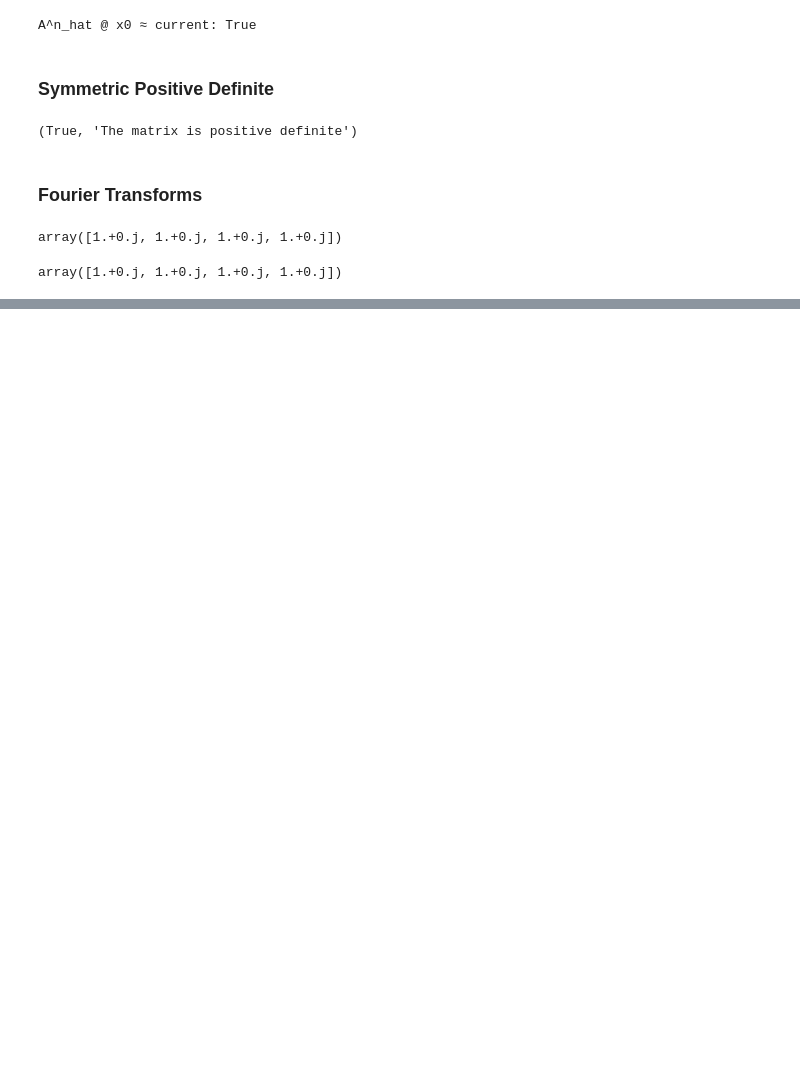
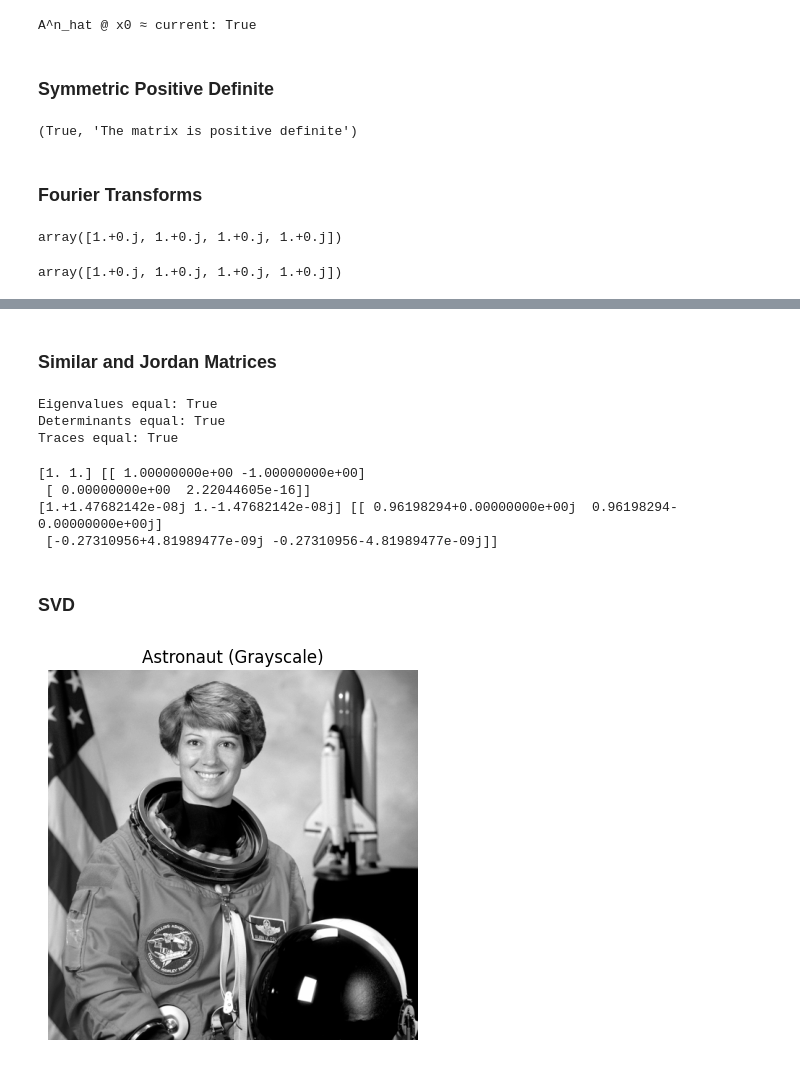
Before and after one commit to dwight-foster/linear-algebra-concepts-in-code, a Jupyter notebook: strang_practice.ipynb, the cells around one changed output, grey strips where cells are left out. Saved outputs shown, nothing was run; the diff lists cells and outputs as text; code cells hidden in the pictures; blank space fills up the shorter version.

Commit message:
singular values and similar matrices

```diff
--- a/strang_practice.ipynb
+++ b/strang_practice.ipynb
@@ -809,0 +844,2 @@ Size 256:
+# %% [markdown]
+### Similar and Jordan Matrices
@@ -809,0 +851,46 @@ Size 256:
+# %%
+eig_a, _ = np.linalg.eig(A)
+eig_b, _ = np.linalg.eig(B)
+det_a = compute_determinant(A)
+det_b = compute_determinant(B)
+trace_a = np.diag(A).sum()
+trace_b = np.diag(B).sum()
+print("Eigenvalues equal:", np.allclose(np.sort(eig_a), np.sort(eig_b)))
+print("Determinants equal:", np.allclose(det_a, det_b))
+print("Traces equal:", np.allclose(trace_a, trace_b))
+# %% [output]
+Eigenvalues equal: True
+Determinants equal: True
+Traces equal: True
+# %%
+A = np.array([[1,1],
+              [0,1]], float)
+S = generate_rank_matrix(2, 2, 2)
+B = np.linalg.inv(S) @ A @ S
+eig_a, V_a = np.linalg.eig(A)
+eig_b, V_b = np.linalg.eig(B)
+print(eig_a, V_a)
+print(eig_b, V_b)
+# %% [output]
+[1. 1.] [[ 1.00000000e+00 -1.00000000e+00]
+ [ 0.00000000e+00  2.22044605e-16]]
+[1.+1.47682142e-08j 1.-1.47682142e-08j] [[ 0.96198294+0.00000000e+00j  0.96198294-0.00000000e+00j]
+ [-0.27310956+4.81989477e-09j -0.27310956-4.81989477e-09j]]
+# %% [markdown]
+### SVD
+# %%
+from matplotlib.image import imread
+
+img = imread('astronaut.png')
+if img.ndim == 3:
+    # Convert to grayscale using luminosity method
+    img_gray = img[..., 0]*0.2989 + img[..., 1]*0.5870 + img[..., 2]*0.1140
+else:
+    img_gray = img
+
+plt.imshow(img_gray, cmap='gray')
+plt.axis('off')
+plt.title('Astronaut (Grayscale)')
+plt.show()
+# %% [output]
+[figure, added]
```
Also changed, not shown: parts of 27 cells of this notebook, 1 other file.
